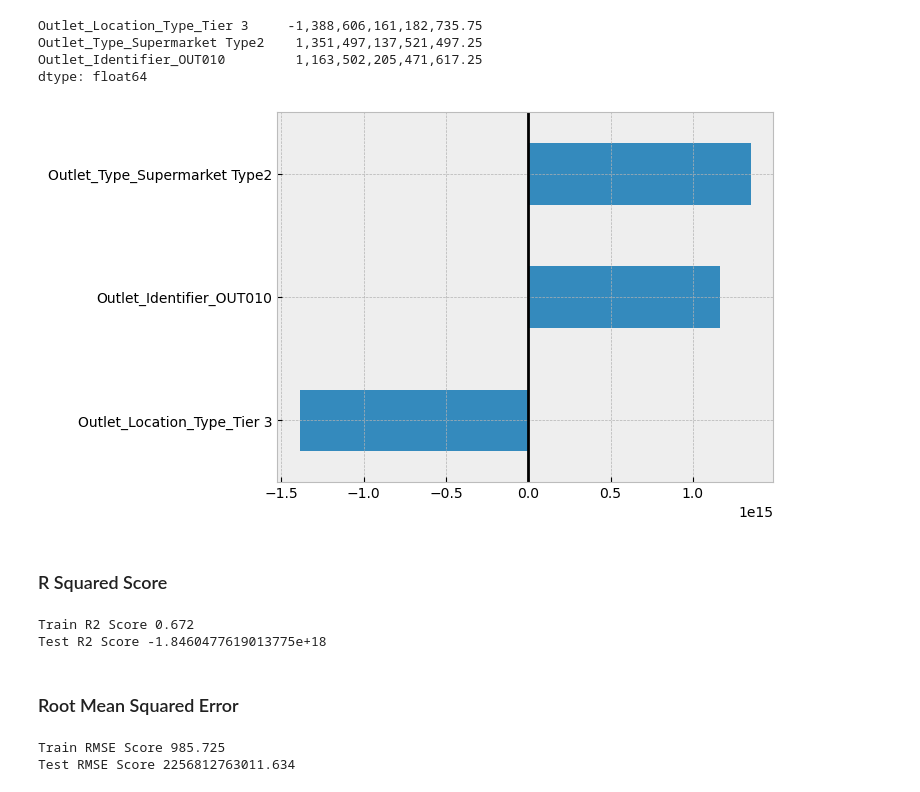
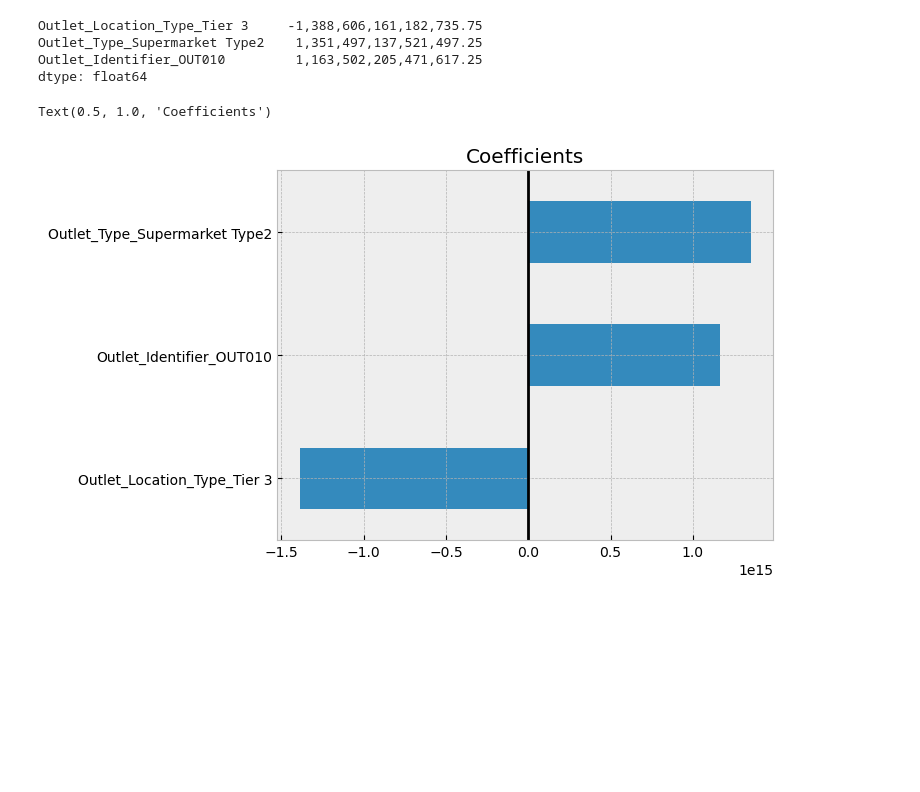
Before and after one commit to RazgrizGhost/Project-1-Revisited-, a Jupyter notebook: Project 1 - Revisited JV.ipynb, the cells around one changed output. Drawn from its saved outputs; the diff is of its cells as text; code cells hidden in the pictures; blank space fills up the shorter version.

```diff
--- a/Project 1 - Revisited JV.ipynb
+++ b/Project 1 - Revisited JV.ipynb
@@ -912,7 +912,7 @@ dtype: float64
 # %%
 ax = plot_vals.sort_values().plot(kind = 'barh')#,figsize=(5,6))
 ax.axvline(0,color = 'k')
-fig.tight_layout()
-fig.savefig('LinRegPlot.png', dpi = 300)
+ax.set_title("Coefficients")
 # %% [output]
+Text(0.5, 1.0, 'Coefficients')
-[figure, old version]
+[figure, new version]
@@ -924,22 +918,0 @@ test_prediction = linreg_pipe.predict(X_test)
-# %% [markdown]
-### R Squared Score
-# %%
-train_r2 = r2_score(y_train, train_prediction)
-test_r2 = r2_score(y_test, test_prediction)
-
-print(f"Train R2 Score {round(train_r2, 3)}")
-print(f"Test R2 Score {round(test_r2, 3)}")
-# %% [output]
-Train R2 Score 0.672
-Test R2 Score -1.8460477619013775e+18
-# %% [markdown]
-### Root Mean Squared Error
-# %%
-train_RMSE = np.sqrt(np.mean(np.abs(train_prediction - y_train) ** 2))
-test_RMSE = np.sqrt(np.mean(np.abs(test_prediction - y_test) ** 2))
-
-print(f"Train RMSE Score {round(train_RMSE, 3)}")
-print(f"Test RMSE Score {round(test_RMSE, 3)}")
-# %% [output]
-Train RMSE Score 985.725
-Test RMSE Score 2256812763011.634
```
Also changed, not shown: parts of 19 cells of this notebook, 3 other files.
